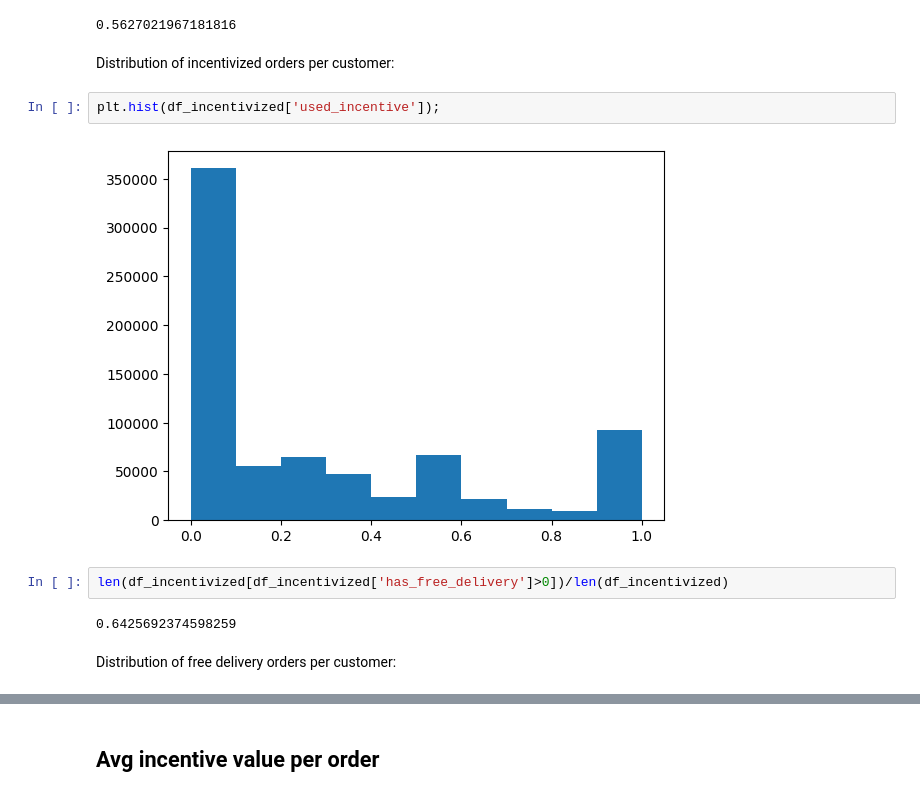
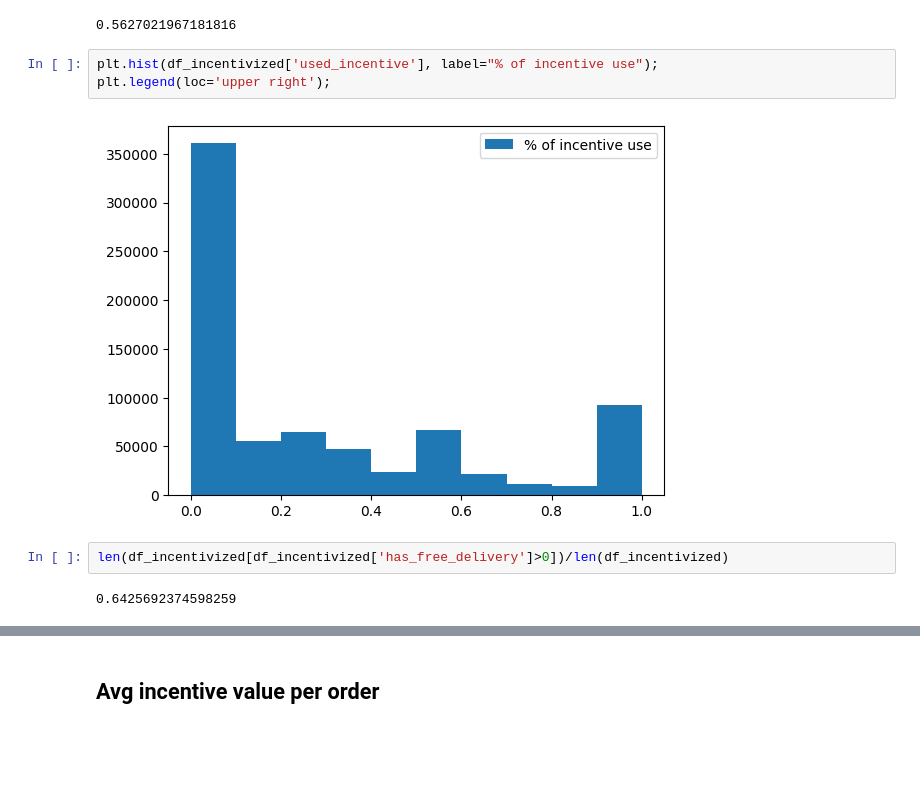
Before and after one commit to AChiaraCapuano/incentives_analysis, a Jupyter notebook: analysis_nb.ipynb, the cells around one changed output, grey strips where cells are left out. Cells and saved outputs as stored; diff of their text form; blank space fills up the shorter version.

```diff
--- a/analysis_nb.ipynb
+++ b/analysis_nb.ipynb
@@ -44,15 +45,12 @@ df_incentivized = df_customer.groupby('analytical_customer_id')[['used_incentive
 len(df_incentivized[df_incentivized['used_incentive']>0])/len(df_incentivized)
 # %% [output]
 0.5627021967181816
-# %% [markdown]
-Distribution of incentivized orders per customer:
 # %%
-plt.hist(df_incentivized['used_incentive']);
+plt.hist(df_incentivized['used_incentive'], label="% of incentive use");
+plt.legend(loc='upper right');
 # %% [output]
-[figure, old version]
+[figure, new version]
 # %%
 len(df_incentivized[df_incentivized['has_free_delivery']>0])/len(df_incentivized)
 # %% [output]
 0.6425692374598259
-# %% [markdown]
-Distribution of free delivery orders per customer:
```
Also changed, not shown: parts of 43 cells of this notebook.
